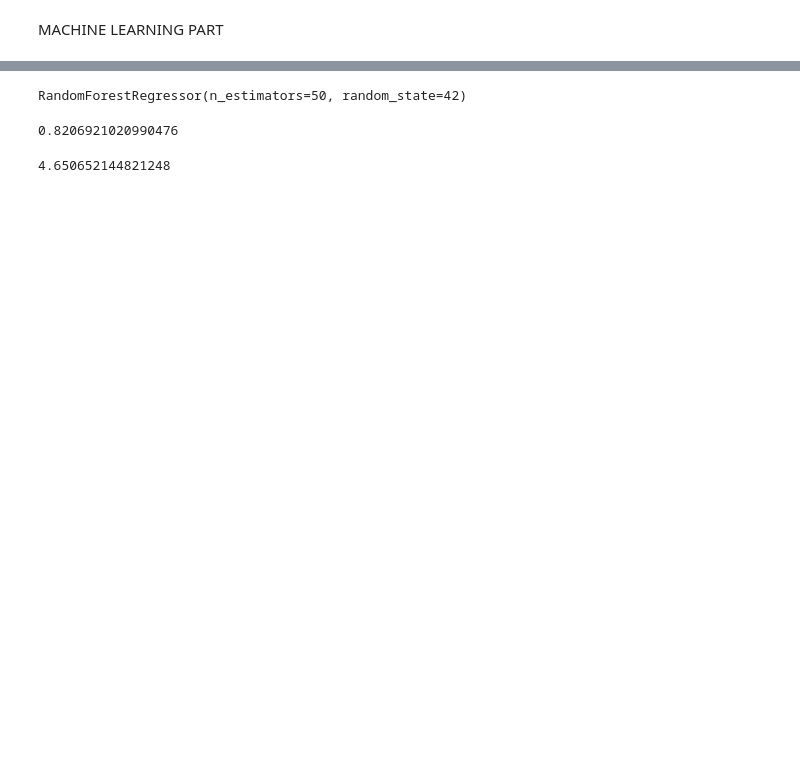
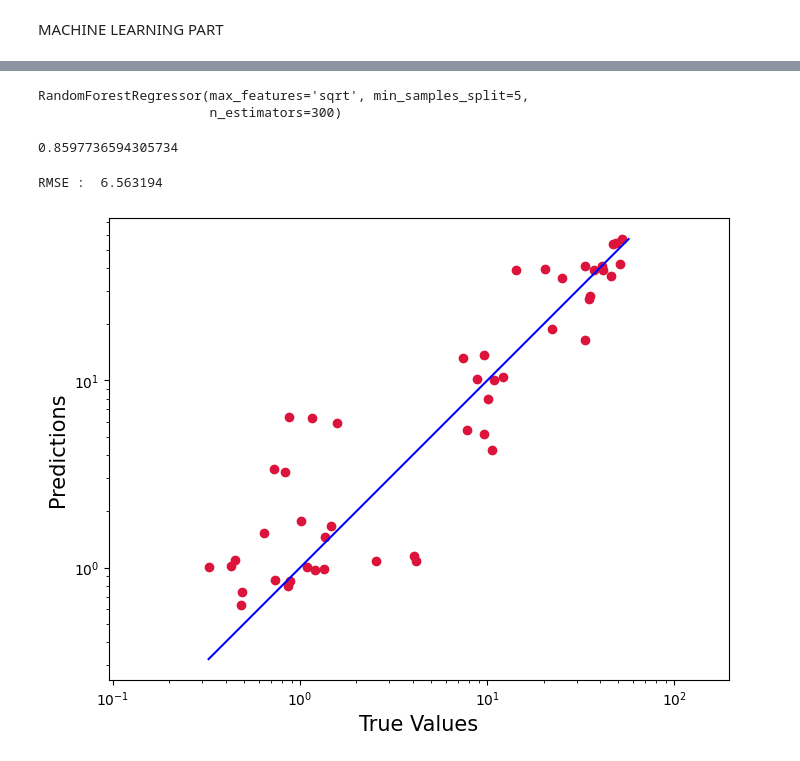
Before and after one commit to Genet-Abay/RiverFlow-Pridiction, a Jupyter notebook: DataAnalysis.ipynb, the cells around one changed output, grey strips where cells are left out. Cells and saved outputs as stored; diff of their text form; code cells hidden in the pictures; blank space fills up the shorter version.

```diff
--- a/DataAnalysis.ipynb
+++ b/DataAnalysis.ipynb
@@ -307 +315,3 @@ df_temp['flow'] = flow
+# %%
+df_temp.dropna(how='any', inplace=True)
 # %%
@@ -368,3 +384,6 @@ from sklearn import metrics
 # %%
-X = df_temp.drop(columns=['flow'], axis=1)
+X = df_temp.drop(columns=['flow','monthly_avg_OBS'], axis=1)
+
+
 Y= df_temp['flow']
+x_train, x_test, y_train, y_test = train_test_split(X, Y, test_size=0.2, random_state=42)
@@ -374,0 +390,6 @@ rfr = RandomForestRegressor(n_estimators=50, random_state=42)
+# %%
+rfr = RandomForestRegressor(max_depth= None,
+ max_features= 'sqrt',
+ min_samples_leaf= 1,
+ min_samples_split= 5,
+ n_estimators= 300)
@@ -375,13 +421,32 @@ rfr = RandomForestRegressor(n_estimators=50, random_state=42)
 # %%
 rfr.fit(x_train, y_train)
 # %% [output]
-RandomForestRegressor(n_estimators=50, random_state=42)
+RandomForestRegressor(max_features='sqrt', min_samples_split=5,
+                      n_estimators=300)
 # %%
 y_predict = rfr.predict(x_test)
-metrics.r2_score(y_predict, y_test)
-# %% [output]
-0.8206921020990476
-# %%
-metrics.mean_absolute_error(y_predict, y_test)
-# %% [output]
-4.650652144821248
+# %%
+
+metrics.r2_score(y_predict, y_test)
+# %% [output]
+0.8597736594305734
+# %%
+rmse = np.sqrt(metrics.mean_squared_error(y_test, y_predict))
+print("RMSE : % f" %(rmse))
+# %% [output]
+RMSE :  6.563194
+# %%
+plt.figure(figsize=(8,6))
+plt.scatter(y_test, y_predict, c='crimson')
+plt.yscale('log')
+plt.xscale('log')
+
+p1 = max(max(y_predict), max(y_test))
+p2 = min(min(y_predict), min(y_test))
+plt.plot([p1, p2], [p1, p2], 'b-')
+plt.xlabel('True Values', fontsize=15)
+plt.ylabel('Predictions', fontsize=15)
+plt.axis('equal')
+plt.show()
+# %% [output]
+[figure, added]
```
Also changed, not shown: parts of 32 cells of this notebook.
